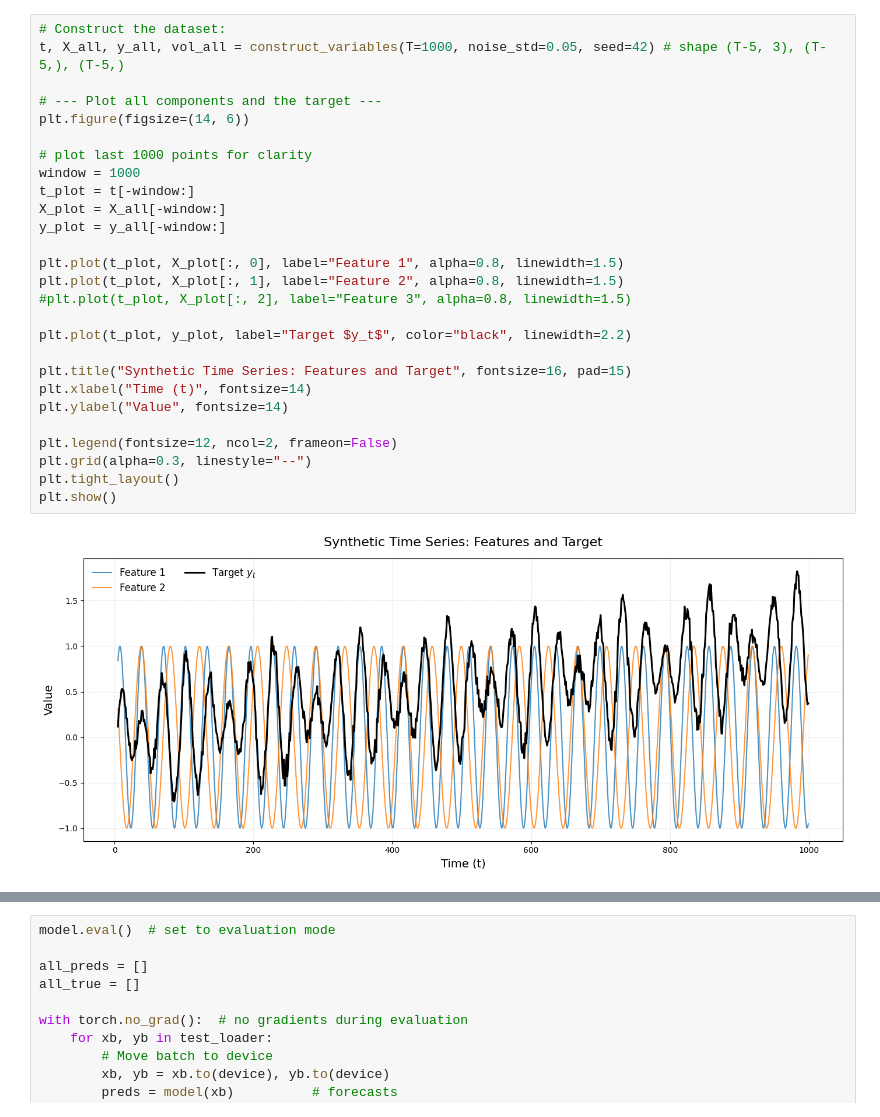
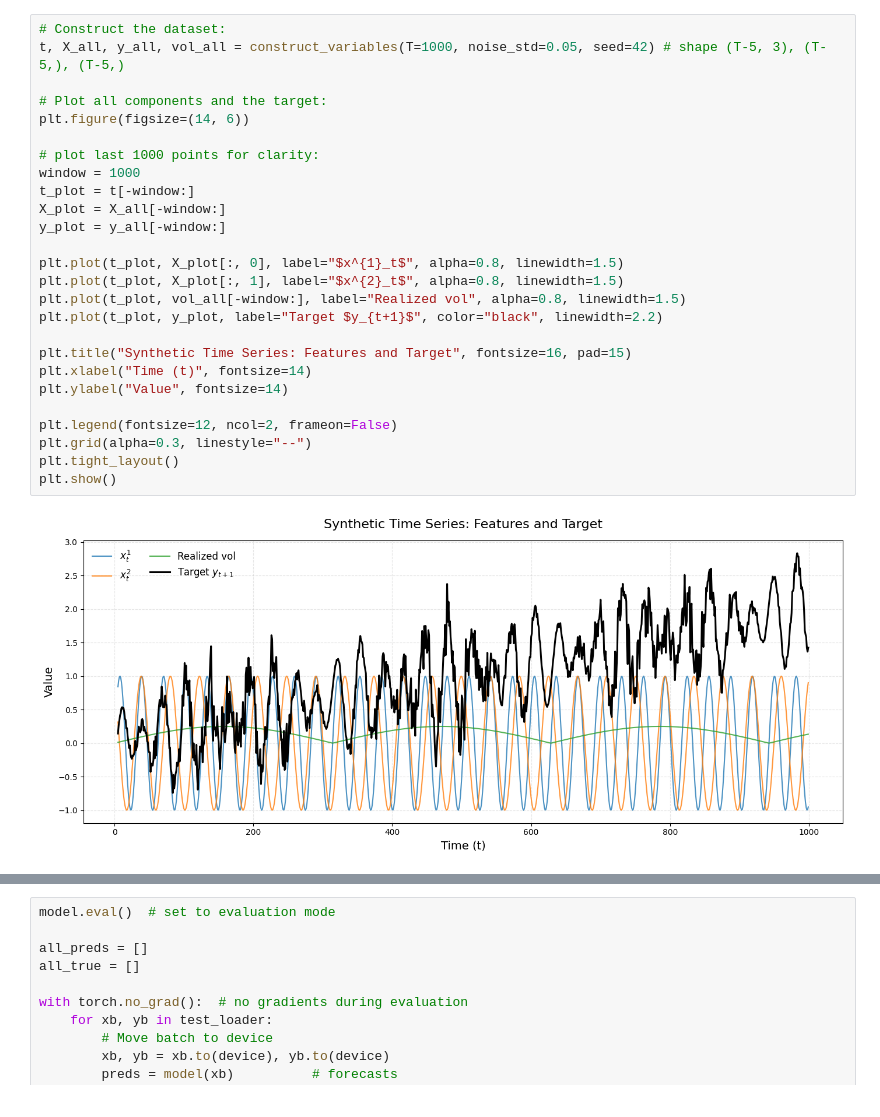
Before and after one commit to BelmudesLSB/quant-finance-projects, a Jupyter notebook: lstm_portfolio_opt/01_lstm_intro.ipynb, the cells around one changed output, grey strips where cells are left out. Saved outputs shown, nothing was run; the diff lists cells and outputs as text.

```diff
--- a/lstm_portfolio_opt/01_lstm_intro.ipynb
+++ b/lstm_portfolio_opt/01_lstm_intro.ipynb
@@ -223,29 +259,28 @@ def construct_variables(T=4000, noise_std=0.05, seed=SEED):
 # %%
 # Construct the dataset:
 t, X_all, y_all, vol_all = construct_variables(T=1000, noise_std=0.05, seed=42) # shape (T-5, 3), (T-5,), (T-5,)
 
-# --- Plot all components and the target ---
+# Plot all components and the target:
 plt.figure(figsize=(14, 6))
 
-# plot last 1000 points for clarity
+# plot last 1000 points for clarity:
 window = 1000
 t_plot = t[-window:]
 X_plot = X_all[-window:]
 y_plot = y_all[-window:]
 
-plt.plot(t_plot, X_plot[:, 0], label="Feature 1", alpha=0.8, linewidth=1.5)
-plt.plot(t_plot, X_plot[:, 1], label="Feature 2", alpha=0.8, linewidth=1.5)
-#plt.plot(t_plot, X_plot[:, 2], label="Feature 3", alpha=0.8, linewidth=1.5)
-
-plt.plot(t_plot, y_plot, label="Target $y_t$", color="black", linewidth=2.2)
+plt.plot(t_plot, X_plot[:, 0], label="$x^{1}_t$", alpha=0.8, linewidth=1.5)
+plt.plot(t_plot, X_plot[:, 1], label="$x^{2}_t$", alpha=0.8, linewidth=1.5)
+plt.plot(t_plot, vol_all[-window:], label="Realized vol", alpha=0.8, linewidth=1.5)
+plt.plot(t_plot, y_plot, label="Target $y_{t+1}$", color="black", linewidth=2.2)
 
 plt.title("Synthetic Time Series: Features and Target", fontsize=16, pad=15)
 plt.xlabel("Time (t)", fontsize=14)
 plt.ylabel("Value", fontsize=14)
 
 plt.legend(fontsize=12, ncol=2, frameon=False)
 plt.grid(alpha=0.3, linestyle="--")
 plt.tight_layout()
 plt.show()
 # %% [output]
-[figure, old version]
+[figure, new version]
```
Also changed, not shown: parts of 21 cells of this notebook.
